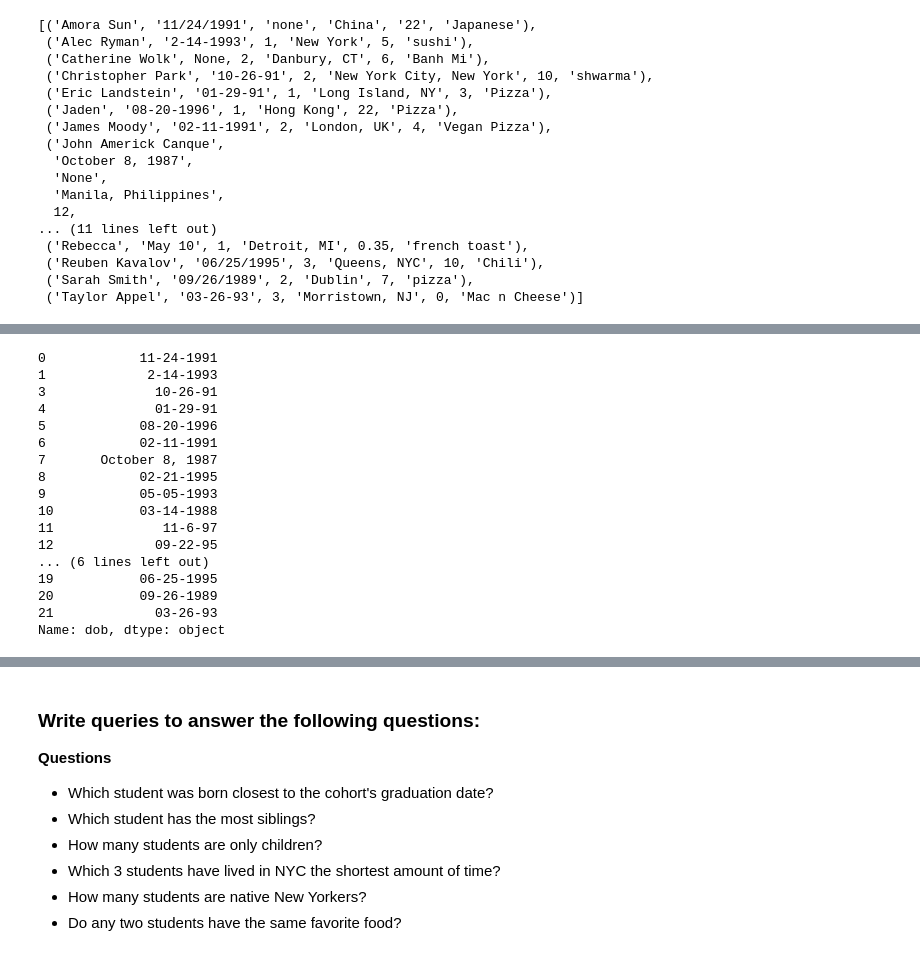
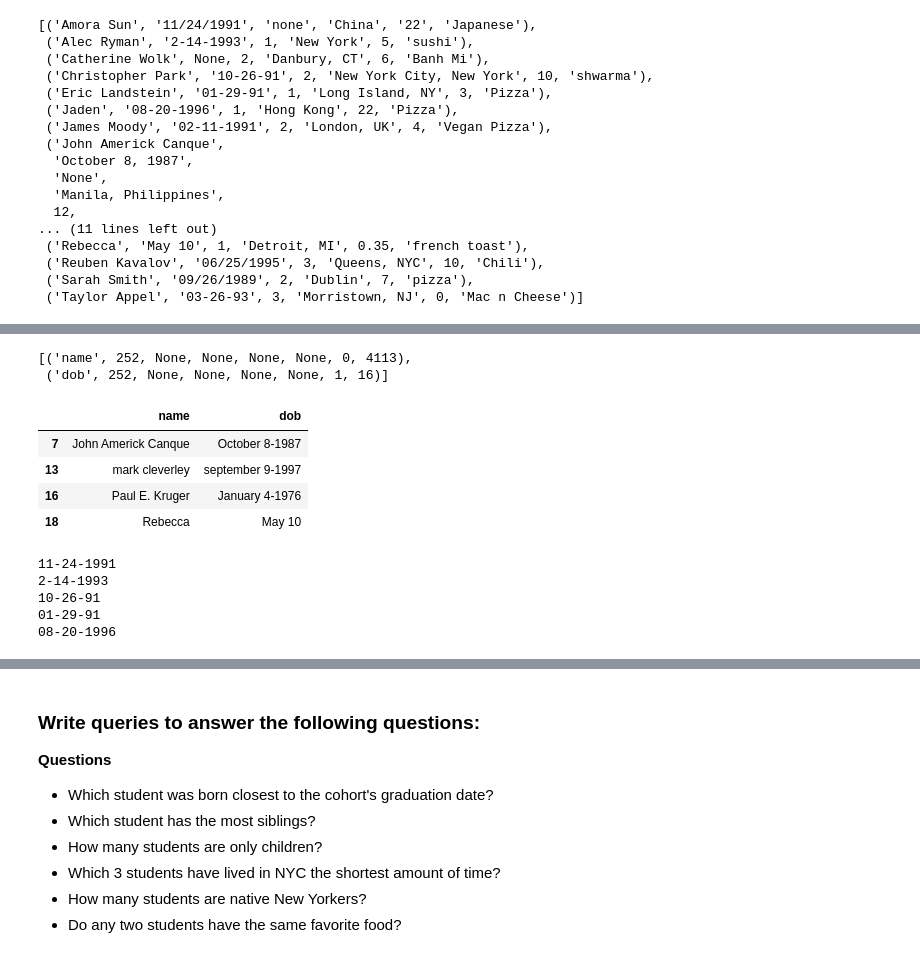
Before and after one commit to jmt0221/nyc-mhtn-ds-082619-lectures, a Jupyter notebook: Mod_2/SQL/AWS_MYSQL_PYTHON-Copy1.ipynb, the cells around one changed output, grey strips where cells are left out. Saved outputs shown, nothing was run; the diff lists cells and outputs as text; code cells hidden in the pictures.

```diff
--- a/Mod_2/SQL/AWS_MYSQL_PYTHON-Copy1.ipynb
+++ b/Mod_2/SQL/AWS_MYSQL_PYTHON-Copy1.ipynb
@@ -526,5 +506,8 @@ students_list
 #cursor.executemany(stmt,students_list)
 #cnx.commit()
 # %%
+import mysql.connector
 import pandas as pd
+import config2
+DB_NAME = 'employees'
 # %%
@@ -562,0 +545,5 @@ df
+# %%
+cursor.description
+# %% [output]
+[('name', 252, None, None, None, None, 0, 4113),
+ ('dob', 252, None, None, None, None, 1, 16)]
@@ -565,22 +554,12 @@ df
 df.dropna(inplace=True)
 df.loc[df['dob'].str.contains('/'),'dob'] = df[df['dob'].str.contains('/')]['dob'].map(lambda x: '-'.join(x.split('/')))
+# %%
+df.loc[df['dob'].str.contains(','),'dob'] = df[df['dob'].str.contains(',')]['dob'].map(lambda x: '-'.join(x.split(', ')))
 # %%
-df['dob'].str.contains
+df[df['dob'].str.contains(' ')]
 # %% [output]
-0            11-24-1991
-1             2-14-1993
-3              10-26-91
-4              01-29-91
-5            08-20-1996
-6            02-11-1991
-7       October 8, 1987
-8            02-21-1995
-9            05-05-1993
-10           03-14-1988
-11              11-6-97
-12             09-22-95
-... (6 lines left out)
-19           06-25-1995
-20           09-26-1989
-21             03-26-93
-Name: dob, dtype: object
+|  | name | dob |
+| 7 | John Americk Canque | October 8-1987 |
+| 13 | mark cleverley | september 9-1997 |
+| 16 | Paul E. Kruger | January 4-1976 |
+| 18 | Rebecca | May 10 |
@@ -586,0 +568,9 @@ Name: dob, dtype: object
+# %%
+for x in range(5):
+    print(df.dob[x])
+# %% [output]
+11-24-1991
+2-14-1993
+10-26-91
+01-29-91
+08-20-1996
```
Also changed, not shown: parts of 21 cells of this notebook, 3 other files.
